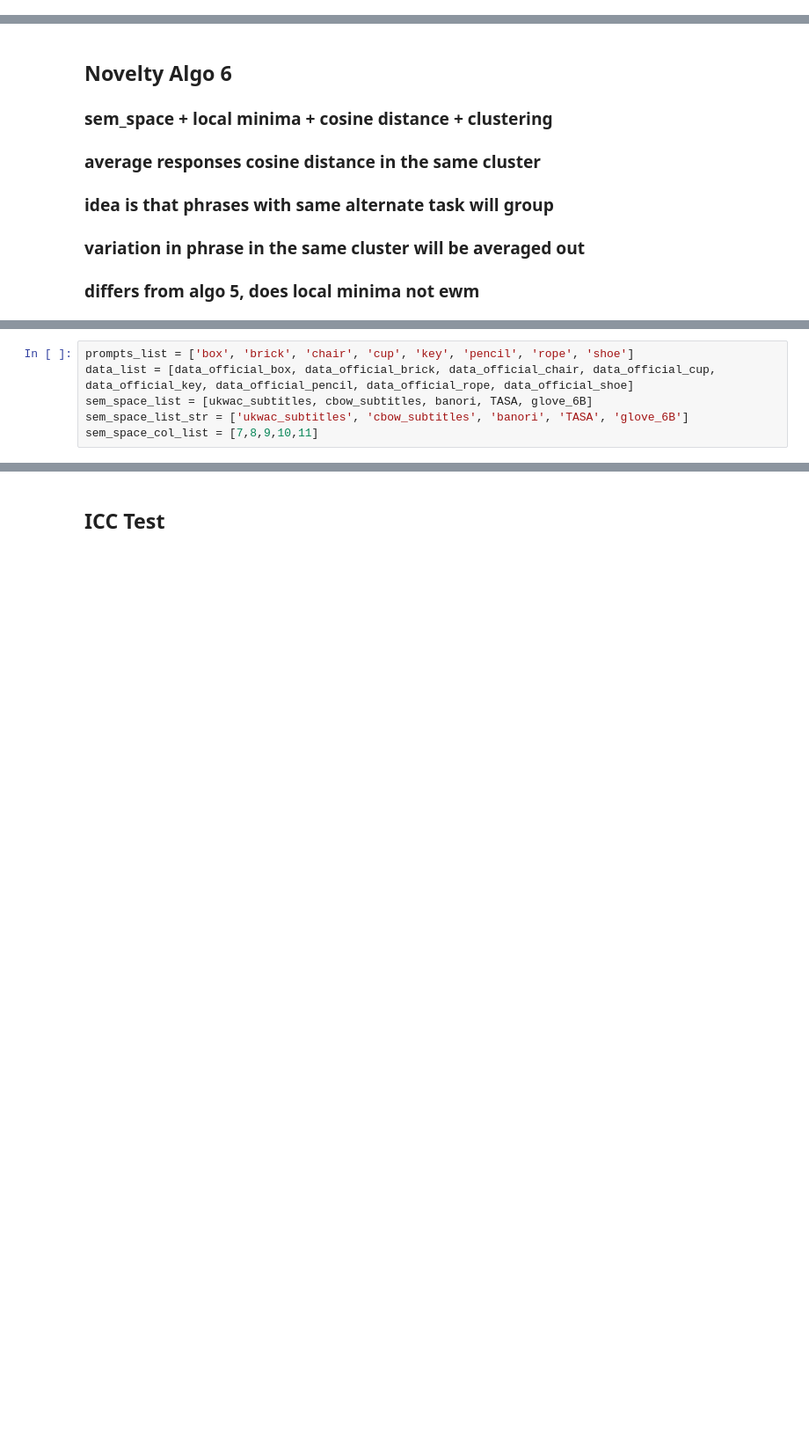
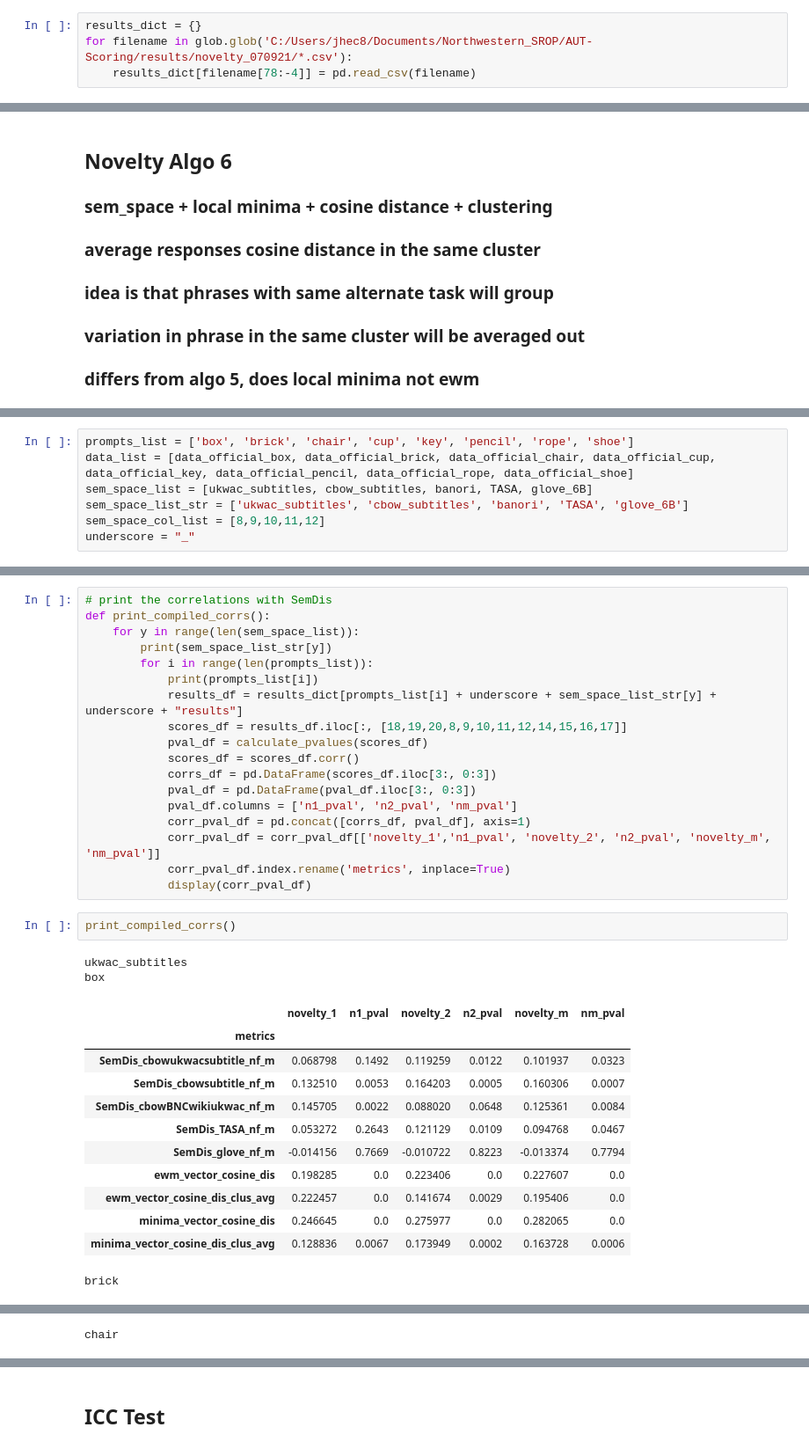
Before and after one commit to DijunQuant/AUT-Scoring, a Jupyter notebook: scripts/novelty_analysis.ipynb, the cells around one changed output, grey strips where cells are left out. Shown at 88% size. Saved outputs shown, nothing was run; the diff lists cells and outputs as text; blank space fills up the shorter version.

```diff
--- a/scripts/novelty_analysis.ipynb
+++ b/scripts/novelty_analysis.ipynb
@@ -73,6 +75,10 @@ data_official_box = pd.read_csv("C:/Users/jhec8/Documents/Northwestern_SROP/AUT-
 # data_official_pencil = pd.read_csv("/Users/johnhenrycruz/Desktop/Northwestern_SROP/AUT-Scoring/data/official/semdis/autdata_official_pencil_semdis.csv.xlsx")
 # data_official_shoe = pd.read_csv("/Users/johnhenrycruz/Desktop/Northwestern_SROP/AUT-Scoring/data/official/semdis/autdata_official_shoe_semdis.csv.xlsx")
 # data_official_box = pd.read_csv("/Users/johnhenrycruz/Desktop/Northwestern_SROP/AUT-Scoring/data/official/semdis/autdata_official_box_semdis.csv.xlsx")
+# %%
+results_dict = {}
+for filename in glob.glob('C:/Users/jhec8/Documents/Northwestern_SROP/AUT-Scoring/results/novelty_070921/*.csv'):
+    results_dict[filename[78:-4]] = pd.read_csv(filename)
 # %% [markdown]
 ### Preprocessing
 # %%
@@ -578,4 +522,5 @@ prompts_list = ['box', 'brick', 'chair', 'cup', 'key', 'pencil', 'rope', 'shoe']
 data_list = [data_official_box, data_official_brick, data_official_chair, data_official_cup, data_official_key, data_official_pencil, data_official_rope, data_official_shoe]
 sem_space_list = [ukwac_subtitles, cbow_subtitles, banori, TASA, glove_6B]
 sem_space_list_str = ['ukwac_subtitles', 'cbow_subtitles', 'banori', 'TASA', 'glove_6B']
-sem_space_col_list = [7,8,9,10,11]
+sem_space_col_list = [8,9,10,11,12]
+underscore = "_"
@@ -698,0 +731,35 @@ def write_corrs():
+# %%
+# print the correlations with SemDis
+def print_compiled_corrs():
+    for y in range(len(sem_space_list)):
+        print(sem_space_list_str[y])
+        for i in range(len(prompts_list)):
+            print(prompts_list[i])
+            results_df = results_dict[prompts_list[i] + underscore + sem_space_list_str[y] + underscore + "results"]
+            scores_df = results_df.iloc[:, [18,19,20,8,9,10,11,12,14,15,16,17]]
+            pval_df = calculate_pvalues(scores_df)
+            scores_df = scores_df.corr()
+            corrs_df = pd.DataFrame(scores_df.iloc[3:, 0:3])
+            pval_df = pd.DataFrame(pval_df.iloc[3:, 0:3])
+            pval_df.columns = ['n1_pval', 'n2_pval', 'nm_pval']
+            corr_pval_df = pd.concat([corrs_df, pval_df], axis=1)
+            corr_pval_df = corr_pval_df[['novelty_1','n1_pval', 'novelty_2', 'n2_pval', 'novelty_m', 'nm_pval']]
+            corr_pval_df.index.rename('metrics', inplace=True)
+            display(corr_pval_df)
+# %%
+print_compiled_corrs()
+# %% [output]
+ukwac_subtitles
+box
+|  | novelty_1 | n1_pval | novelty_2 | n2_pval | novelty_m | nm_pval |
+| metrics |  |  |  |  |  |  |
+| SemDis_cbowukwacsubtitle_nf_m | 0.068798 | 0.1492 | 0.119259 | 0.0122 | 0.101937 | 0.0323 |
+| SemDis_cbowsubtitle_nf_m | 0.132510 | 0.0053 | 0.164203 | 0.0005 | 0.160306 | 0.0007 |
+| SemDis_cbowBNCwikiukwac_nf_m | 0.145705 | 0.0022 | 0.088020 | 0.0648 | 0.125361 | 0.0084 |
+| SemDis_TASA_nf_m | 0.053272 | 0.2643 | 0.121129 | 0.0109 | 0.094768 | 0.0467 |
+| SemDis_glove_nf_m | -0.014156 | 0.7669 | -0.010722 | 0.8223 | -0.013374 | 0.7794 |
+| ewm_vector_cosine_dis | 0.198285 | 0.0 | 0.223406 | 0.0 | 0.227607 | 0.0 |
+| ewm_vector_cosine_dis_clus_avg | 0.222457 | 0.0 | 0.141674 | 0.0029 | 0.195406 | 0.0 |
+| minima_vector_cosine_dis | 0.246645 | 0.0 | 0.275977 | 0.0 | 0.282065 | 0.0 |
+| minima_vector_cosine_dis_clus_avg | 0.128836 | 0.0067 | 0.173949 | 0.0002 | 0.163728 | 0.0006 |
+brick
@@ -698,0 +777 @@ def write_corrs():
+chair
```
Also changed, not shown: parts of 44 cells of this notebook, 50 other files.
